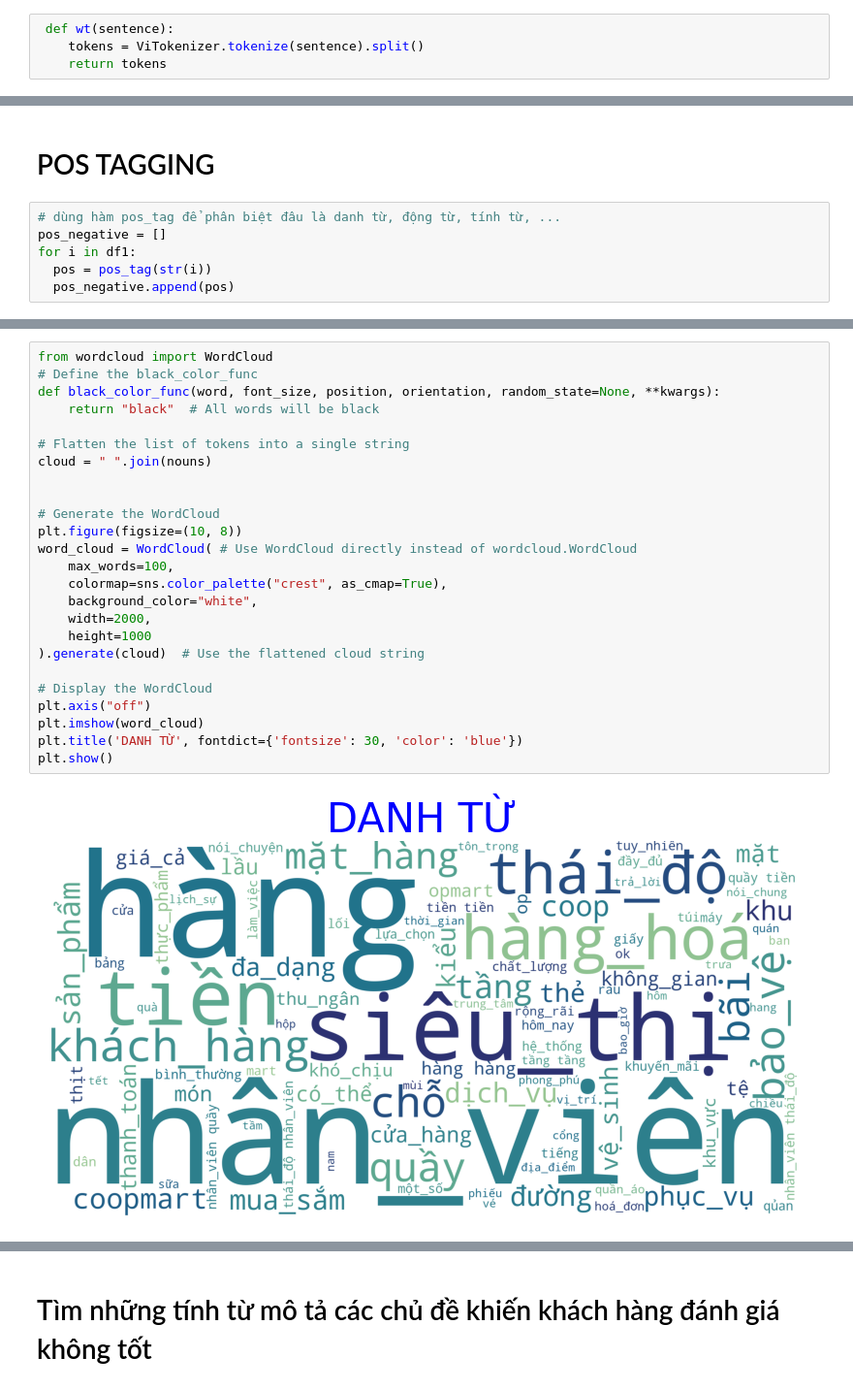
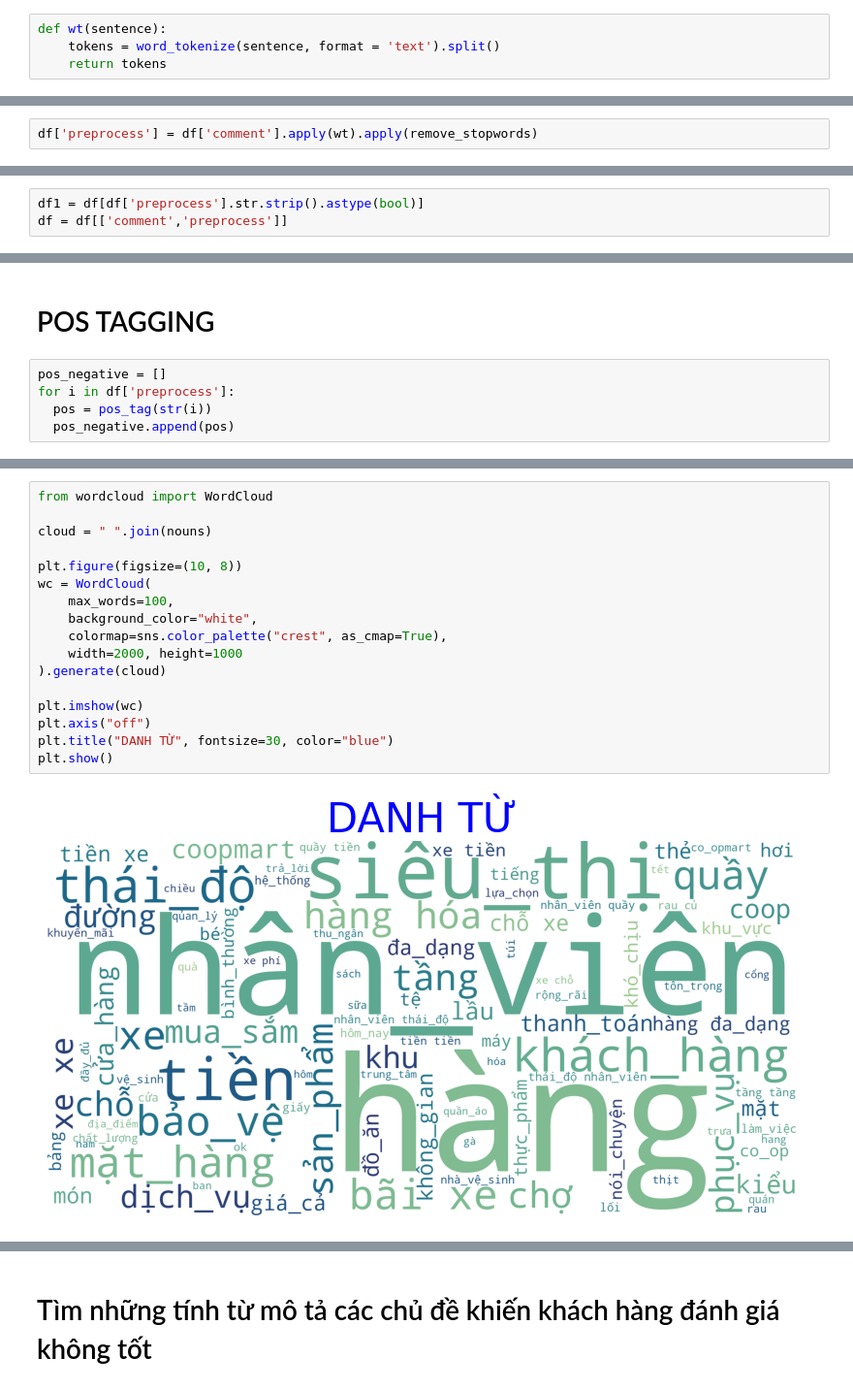
Before and after one commit to voquangkhai2003/Coop-Mart-Sentiment-Analysis, a Jupyter notebook: 4 Phân tích bình luận tiêu cực.ipynb, the cells around one changed output, grey strips where cells are left out. Shown at 97% size. Saved outputs shown, nothing was run; the diff lists cells and outputs as text.

```diff
--- a/4 Phân tích bình luận tiêu cực.ipynb
+++ b/4 Phân tích bình luận tiêu cực.ipynb
@@ -115,4 +83,4 @@ def remove_stopwords(line):
 # %%
- def wt(sentence):
-    tokens = ViTokenizer.tokenize(sentence).split()
+def wt(sentence):
+    tokens = word_tokenize(sentence, format = 'text').split()
     return tokens
@@ -154,0 +87,2 @@ Name: comment, Length: 12657, dtype: object
+# %%
+df['preprocess'] = df['comment'].apply(wt).apply(remove_stopwords)
@@ -154,0 +95,3 @@ Name: comment, Length: 12657, dtype: object
+# %%
+df1 = df[df['preprocess'].str.strip().astype(bool)]
+df = df[['comment','preprocess']]
@@ -155,9 +114,8 @@ Name: comment, Length: 12657, dtype: object
 # %% [markdown]
 # POS TAGGING
 # %%
-# dùng hàm pos_tag để phân biệt đâu là danh từ, động từ, tính từ, ...
 pos_negative = []
-for i in df1:
+for i in df['preprocess']:
   pos = pos_tag(str(i))
   pos_negative.append(pos)
 # %%
@@ -237,27 +155,19 @@ verbs
 # %%
 from wordcloud import WordCloud
-# Define the black_color_func
-def black_color_func(word, font_size, position, orientation, random_state=None, **kwargs):
-    return "black"  # All words will be black
 
-# Flatten the list of tokens into a single string
 cloud = " ".join(nouns)
 
+plt.figure(figsize=(10, 8))
+wc = WordCloud(
+    max_words=100,
+    background_color="white",
+    colormap=sns.color_palette("crest", as_cmap=True),
+    width=2000, height=1000
+).generate(cloud)
 
-# Generate the WordCloud
-plt.figure(figsize=(10, 8))
-word_cloud = WordCloud( # Use WordCloud directly instead of wordcloud.WordCloud
-    max_words=100,
-    colormap=sns.color_palette("crest", as_cmap=True),
-    background_color="white",
-    width=2000,
-    height=1000
-).generate(cloud)  # Use the flattened cloud string
-
-# Display the WordCloud
+plt.imshow(wc)
 plt.axis("off")
-plt.imshow(word_cloud)
-plt.title('DANH TỪ', fontdict={'fontsize': 30, 'color': 'blue'})
+plt.title("DANH TỪ", fontsize=30, color="blue")
 plt.show()
 # %% [output]
-[figure, old version]
+[figure, new version]
```
Also changed, not shown: parts of 93 cells of this notebook.
